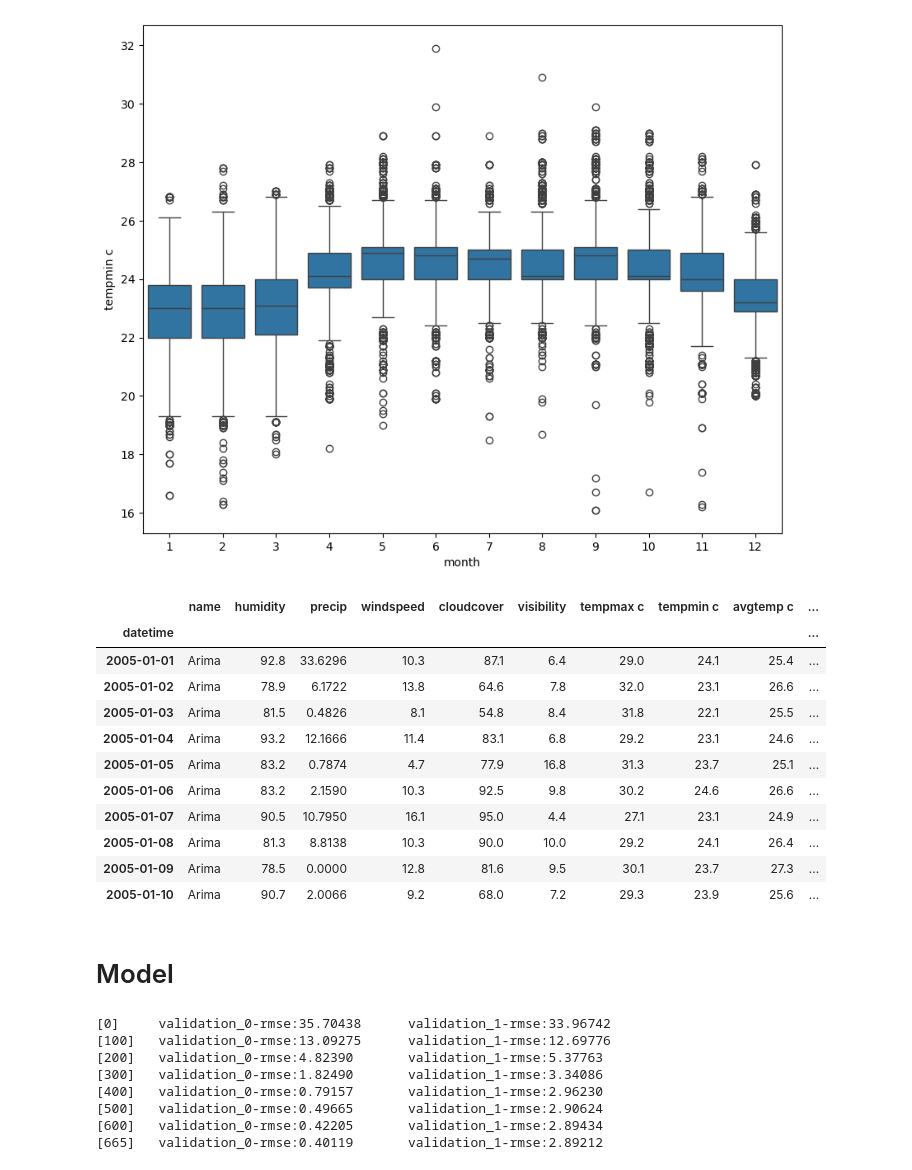
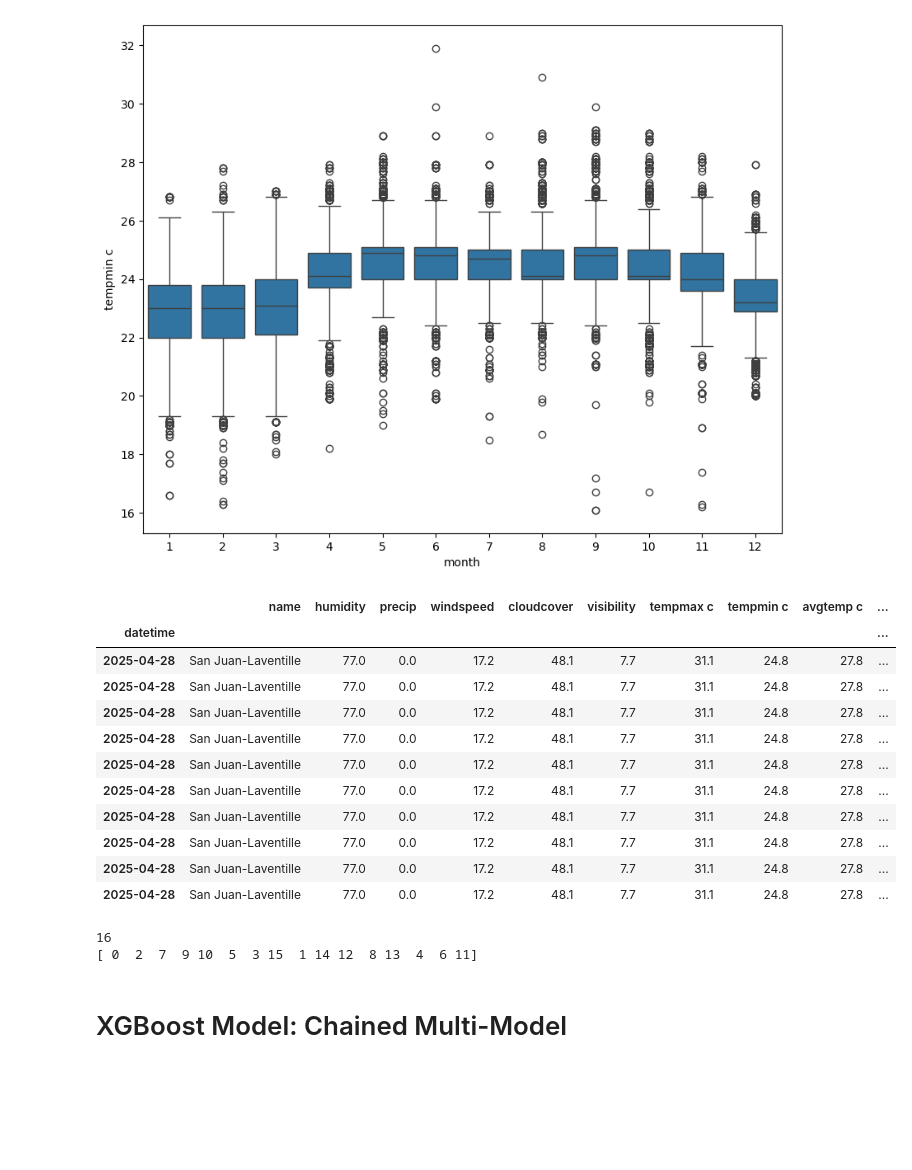
Before and after one commit to Trasmonaut/COMP-3610-Big-Data, a Jupyter notebook: WeatherModel/XGBoostWeather-Merged.ipynb, the cells around one changed output. Cells and saved outputs as stored; diff of their text form; code cells hidden in the pictures; blank space fills up the shorter version.

```diff
--- a/WeatherModel/XGBoostWeather-Merged.ipynb
+++ b/WeatherModel/XGBoostWeather-Merged.ipynb
@@ -34,7 +16,7 @@ import xgboost as xgb
 from sklearn.metrics import mean_squared_error
 color_pal = sns.color_palette()
 
-weather = pd.read_csv("Merged_DataSets.csv",index_col=1, encoding='latin1' )
+weather = pd.read_csv("Refined Datasets/Merged_DataSets.csv",index_col=1, encoding='latin1' )
 weather.head(10)
 # %% [output]
 |  | name | humidity | precip | windspeed | cloudcover | visibility | tempmax c | tempmin c | avgtemp c | ... |
@@ -182,17 +164,24 @@ Index(['name', 'humidity', 'precip', 'windspeed', 'cloudcover', 'visibility',
 <bound method Axes.set_title of <Axes: xlabel='month', ylabel='tempmin c'>>
 [figure]
 # %%
-df.head(10)
+df.tail(10)
 # %% [output]
 |  | name | humidity | precip | windspeed | cloudcover | visibility | tempmax c | tempmin c | avgtemp c | ... |
 | datetime |  |  |  |  |  |  |  |  |  | ... |
-| 2005-01-01 | Arima | 92.8 | 33.6296 | 10.3 | 87.1 | 6.4 | 29.0 | 24.1 | 25.4 | ... |
-| 2005-01-02 | Arima | 78.9 | 6.1722 | 13.8 | 64.6 | 7.8 | 32.0 | 23.1 | 26.6 | ... |
-| 2005-01-03 | Arima | 81.5 | 0.4826 | 8.1 | 54.8 | 8.4 | 31.8 | 22.1 | 25.5 | ... |
-| 2005-01-04 | Arima | 93.2 | 12.1666 | 11.4 | 83.1 | 6.8 | 29.2 | 23.1 | 24.6 | ... |
-| 2005-01-05 | Arima | 83.2 | 0.7874 | 4.7 | 77.9 | 16.8 | 31.3 | 23.7 | 25.1 | ... |
-| 2005-01-06 | Arima | 83.2 | 2.1590 | 10.3 | 92.5 | 9.8 | 30.2 | 24.6 | 26.6 | ... |
-| 2005-01-07 | Arima | 90.5 | 10.7950 | 16.1 | 95.0 | 4.4 | 27.1 | 23.1 | 24.9 | ... |
-| 2005-01-08 | Arima | 81.3 | 8.8138 | 10.3 | 90.0 | 10.0 | 29.2 | 24.1 | 26.4 | ... |
-| 2005-01-09 | Arima | 78.5 | 0.0000 | 12.8 | 81.6 | 9.5 | 30.1 | 23.7 | 27.3 | ... |
-| 2005-01-10 | Arima | 90.7 | 2.0066 | 9.2 | 68.0 | 7.2 | 29.3 | 23.9 | 25.6 | ... |
+| 2025-04-28 | San Juan-Laventille | 77.0 | 0.0 | 17.2 | 48.1 | 7.7 | 31.1 | 24.8 | 27.8 | ... |
+| 2025-04-28 | San Juan-Laventille | 77.0 | 0.0 | 17.2 | 48.1 | 7.7 | 31.1 | 24.8 | 27.8 | ... |
+| 2025-04-28 | San Juan-Laventille | 77.0 | 0.0 | 17.2 | 48.1 | 7.7 | 31.1 | 24.8 | 27.8 | ... |
+| 2025-04-28 | San Juan-Laventille | 77.0 | 0.0 | 17.2 | 48.1 | 7.7 | 31.1 | 24.8 | 27.8 | ... |
+| 2025-04-28 | San Juan-Laventille | 77.0 | 0.0 | 17.2 | 48.1 | 7.7 | 31.1 | 24.8 | 27.8 | ... |
+| 2025-04-28 | San Juan-Laventille | 77.0 | 0.0 | 17.2 | 48.1 | 7.7 | 31.1 | 24.8 | 27.8 | ... |
+| 2025-04-28 | San Juan-Laventille | 77.0 | 0.0 | 17.2 | 48.1 | 7.7 | 31.1 | 24.8 | 27.8 | ... |
+| 2025-04-28 | San Juan-Laventille | 77.0 | 0.0 | 17.2 | 48.1 | 7.7 | 31.1 | 24.8 | 27.8 | ... |
+| 2025-04-28 | San Juan-Laventille | 77.0 | 0.0 | 17.2 | 48.1 | 7.7 | 31.1 | 24.8 | 27.8 | ... |
+| 2025-04-28 | San Juan-Laventille | 77.0 | 0.0 | 17.2 | 48.1 | 7.7 | 31.1 | 24.8 | 27.8 | ... |
+# %%
+location_range = df['location_encoded'].unique()
+print(len(location_range))
+print(location_range)
+# %% [output]
+16
+[ 0  2  7  9 10  5  3 15  1 14 12  8 13  4  6 11]
@@ -199,2 +191,2 @@ df.head(10)
 # %% [markdown]
-# Model
+# XGBoost Model: Chained Multi-Model
@@ -213,24 +192,0 @@ y_test = test[target]
-# %%
-model = xgb.XGBRegressor(base_score=0.5, booster='gbtree',
-                       n_estimators=1000,
-                       early_stopping_rounds=5,
-                       objective='reg:squarederror',
-                       max_depth=3,
-                       learning_rate=0.01)
-model.fit(X_train, y_train,
-        eval_set=[(X_train, y_train), (X_test, y_test)],
-        verbose=100)
-
-y_train = train[target]
-
-X_test = test[features]
-y_test = test[target]
-# %% [output]
-[0]     validation_0-rmse:35.70438      validation_1-rmse:33.96742
-[100]   validation_0-rmse:13.09275      validation_1-rmse:12.69776
-[200]   validation_0-rmse:4.82390       validation_1-rmse:5.37763
-[300]   validation_0-rmse:1.82490       validation_1-rmse:3.34086
-[400]   validation_0-rmse:0.79157       validation_1-rmse:2.96230
-[500]   validation_0-rmse:0.49665       validation_1-rmse:2.90624
-[600]   validation_0-rmse:0.42205       validation_1-rmse:2.89434
-[665]   validation_0-rmse:0.40119       validation_1-rmse:2.89212
```
Also changed, not shown: parts of 21 cells of this notebook.
